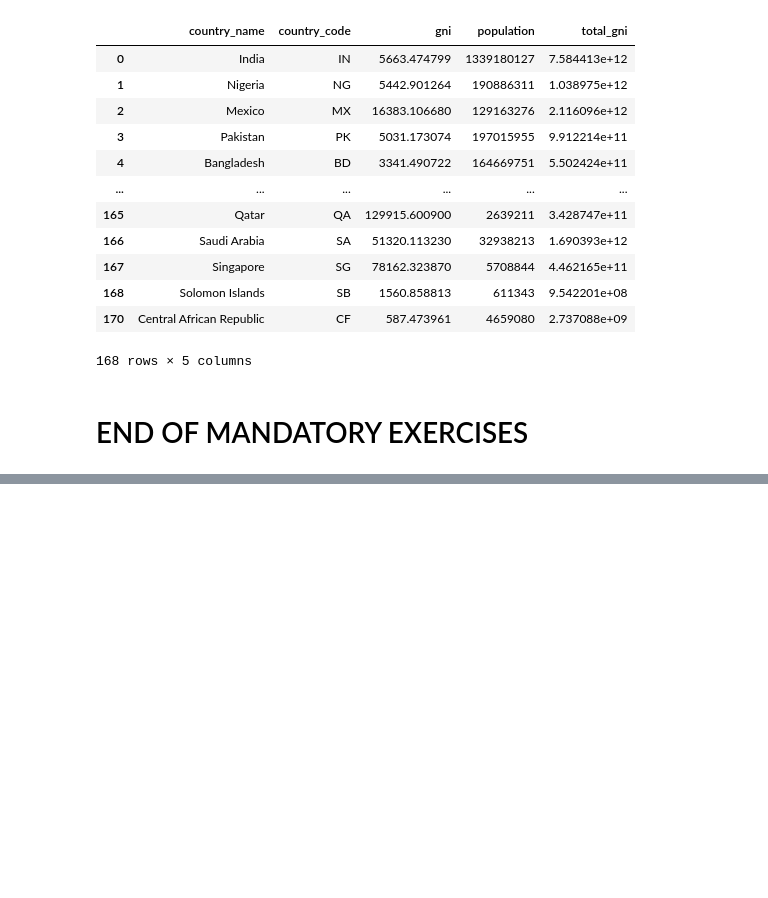
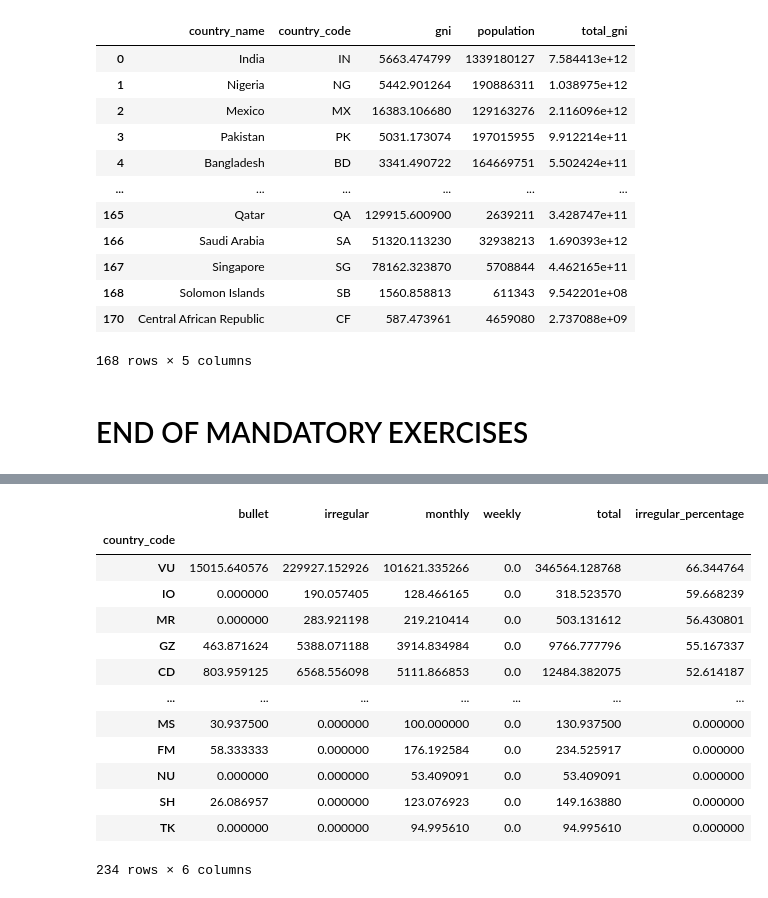
Before and after one commit to kayne87/FoCS, a Jupyter notebook: FoCS_new.ipynb, the cells around one changed output, grey strips where cells are left out. Saved outputs shown, nothing was run; the diff lists cells and outputs as text; code cells hidden in the pictures; blank space fills up the shorter version.

```diff
--- a/FoCS_new.ipynb
+++ b/FoCS_new.ipynb
@@ -1405,0 +1447,3 @@ NOTEBOOK EXECUTION TIME: 149.12610840797424
+# %%
+df_lender_country_repayments = pd.merge(df_lenders_countries, df_lenders_per_repayment_interval_status.reset_index(), on="lender")
+df_lender_country_repayments
@@ -1405,0 +1464,6 @@ NOTEBOOK EXECUTION TIME: 149.12610840797424
+# %%
+df_lender_country_repayments.bullet = np.where(df_lender_country_repayments.bullet.isnull(), 0, df_lender_country_repayments.bullet)
+df_lender_country_repayments.irregular = np.where(df_lender_country_repayments.irregular.isnull(), 0, df_lender_country_repayments.irregular)
+df_lender_country_repayments.monthly = np.where(df_lender_country_repayments.monthly.isnull(), 0, df_lender_country_repayments.monthly)
+df_lender_country_repayments.weekly = np.where(df_lender_country_repayments.weekly.isnull(), 0, df_lender_country_repayments.weekly)
+df_lender_country_repayments
@@ -1405,0 +1484,3 @@ NOTEBOOK EXECUTION TIME: 149.12610840797424
+# %%
+df_countries_per_repayment_interval_status = df_lender_country_repayments[["country_code", "bullet", "irregular", "monthly", "weekly"]].groupby(by=["country_code"]).sum()
+df_countries_per_repayment_interval_status
@@ -1405,0 +1502,4 @@ NOTEBOOK EXECUTION TIME: 149.12610840797424
+# %%
+df_total_countries_repayments = df_countries_per_repayment_interval_status.bullet + df_countries_per_repayment_interval_status.irregular + df_countries_per_repayment_interval_status.monthly + df_countries_per_repayment_interval_status.weekly
+df_countries_per_repayment_interval_status = df_countries_per_repayment_interval_status.assign(total=df_total_countries_repayments)
+df_countries_per_repayment_interval_status
@@ -1405,0 +1521,19 @@ NOTEBOOK EXECUTION TIME: 149.12610840797424
+# %%
+irregular_pc = (df_countries_per_repayment_interval_status.irregular / df_countries_per_repayment_interval_status.total) * 100
+df_countries_per_repayment_interval_status = df_countries_per_repayment_interval_status.assign(irregular_percentage=irregular_pc)
+df_countries_per_repayment_interval_status.sort_values(by=["irregular_percentage"], ascending=False)
+# %% [output]
+|  | bullet | irregular | monthly | weekly | total | irregular_percentage |
+| country_code |  |  |  |  |  |  |
+| VU | 15015.640576 | 229927.152926 | 101621.335266 | 0.0 | 346564.128768 | 66.344764 |
+| IO | 0.000000 | 190.057405 | 128.466165 | 0.0 | 318.523570 | 59.668239 |
+| MR | 0.000000 | 283.921198 | 219.210414 | 0.0 | 503.131612 | 56.430801 |
+| GZ | 463.871624 | 5388.071188 | 3914.834984 | 0.0 | 9766.777796 | 55.167337 |
+| CD | 803.959125 | 6568.556098 | 5111.866853 | 0.0 | 12484.382075 | 52.614187 |
+| ... | ... | ... | ... | ... | ... | ... |
+| MS | 30.937500 | 0.000000 | 100.000000 | 0.0 | 130.937500 | 0.000000 |
+| FM | 58.333333 | 0.000000 | 176.192584 | 0.0 | 234.525917 | 0.000000 |
+| NU | 0.000000 | 0.000000 | 53.409091 | 0.0 | 53.409091 | 0.000000 |
+| SH | 26.086957 | 0.000000 | 123.076923 | 0.0 | 149.163880 | 0.000000 |
+| TK | 0.000000 | 0.000000 | 94.995610 | 0.0 | 94.995610 | 0.000000 |
+234 rows × 6 columns
```
Also changed, not shown: parts of 24 cells of this notebook.
